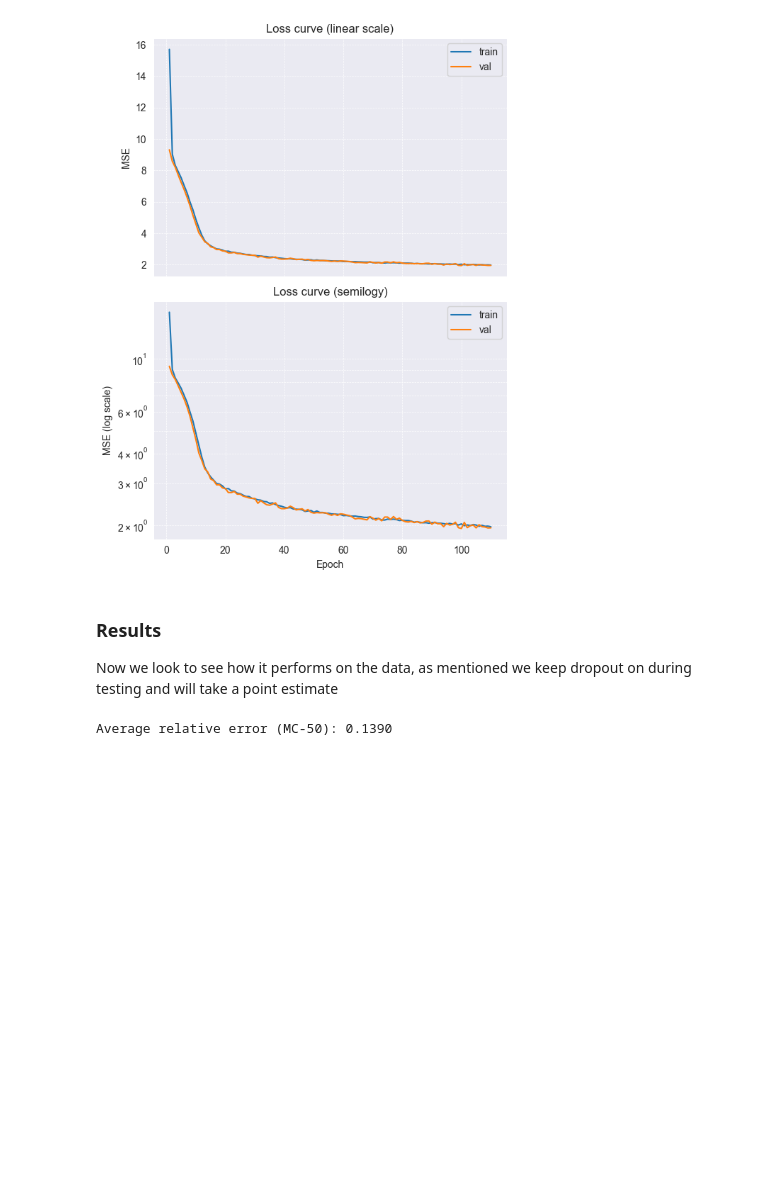
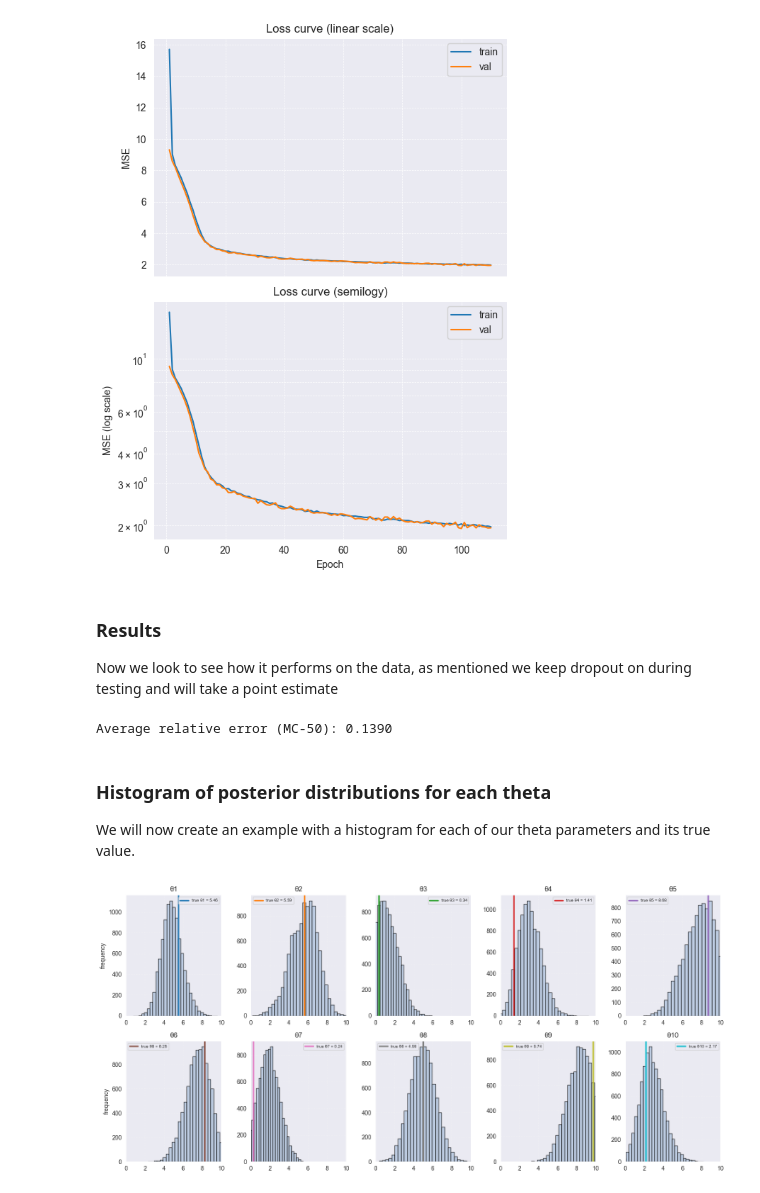
Before and after one commit to ob24-ic/MastersThesis, a Jupyter notebook: SummaryStatisticNN/LinearExampleWithDropout.ipynb, the cells around one changed output. Saved outputs shown, nothing was run; the diff lists cells and outputs as text; code cells hidden in the pictures; blank space fills up the shorter version.

Commit message:
Added histograms for an example of the posterior NN distribution

```diff
--- a/SummaryStatisticNN/LinearExampleWithDropout.ipynb
+++ b/SummaryStatisticNN/LinearExampleWithDropout.ipynb
@@ -282,3 +282,7 @@ avg_re = average_relative_error(
 print(f"Average relative error (MC-{mc_samples}): {avg_re:.4f}")
 # %% [output]
 Average relative error (MC-50): 0.1390
+# %% [markdown]
+### Histogram of posterior distributions for each theta
+
+We will now create an example with a histogram for each of our theta parameters and its true value.
@@ -284,0 +355,4 @@ Average relative error (MC-50): 0.1390
+# %%
+plot_single_dataset_posterior(model=myNN, mc_samples=10000)
+# %% [output]
+[figure, added]
```
Also changed, not shown: parts of 2 cells of this notebook.
